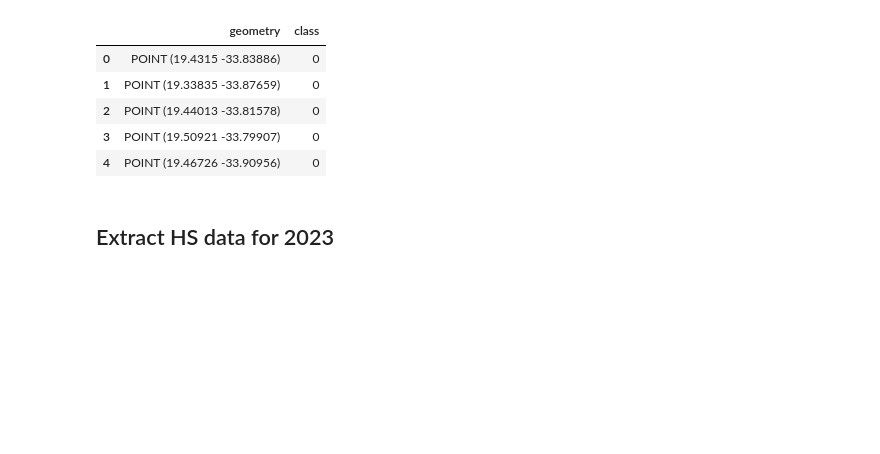
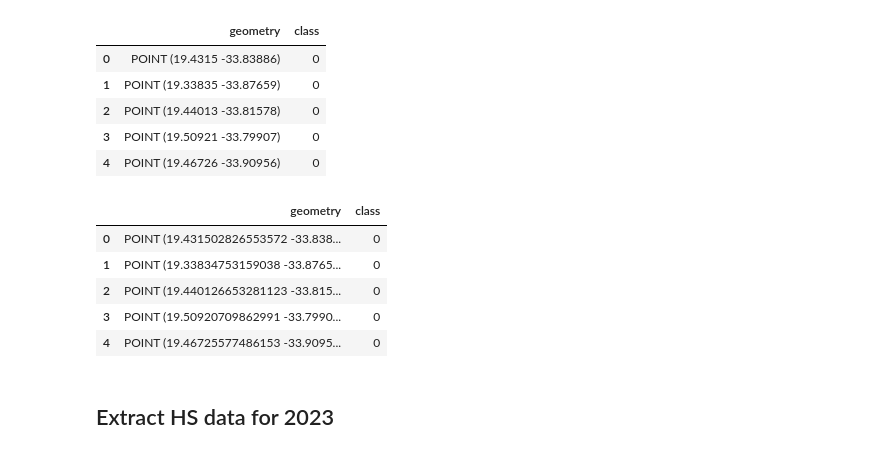
Before and after one commit to Geethen/hypinvalimap, a Jupyter notebook: code/IRMAD_experiments_HS_case study.ipynb, the cells around one changed output. Drawn from its saved outputs; the diff is of its cells as text; code cells hidden in the pictures; blank space fills up the shorter version.

Commit message:
added correct data

```diff
--- a/code/IRMAD_experiments_HS_case study.ipynb
+++ b/code/IRMAD_experiments_HS_case study.ipynb
@@ -443,0 +450,11 @@ gdf23.head()
+# %%
+import pandas as pd
+gdf = pd.read_csv(r"C:\Users\coach\myfiles\postdoc\Invasives\code\hypinvalimap\data\Wessels_CS2_exp3_gdf23.csv")
+gdf.head()
+# %% [output]
+|  | geometry | class |
+| 0 | POINT (19.431502826553572 -33.838... | 0 |
+| 1 | POINT (19.33834753159038 -33.8765... | 0 |
+| 2 | POINT (19.440126653281123 -33.815... | 0 |
+| 3 | POINT (19.50920709862991 -33.7990... | 0 |
+| 4 | POINT (19.46725577486153 -33.9095... | 0 |
```
Also changed, not shown: parts of 3 cells of this notebook, 4 other files.
